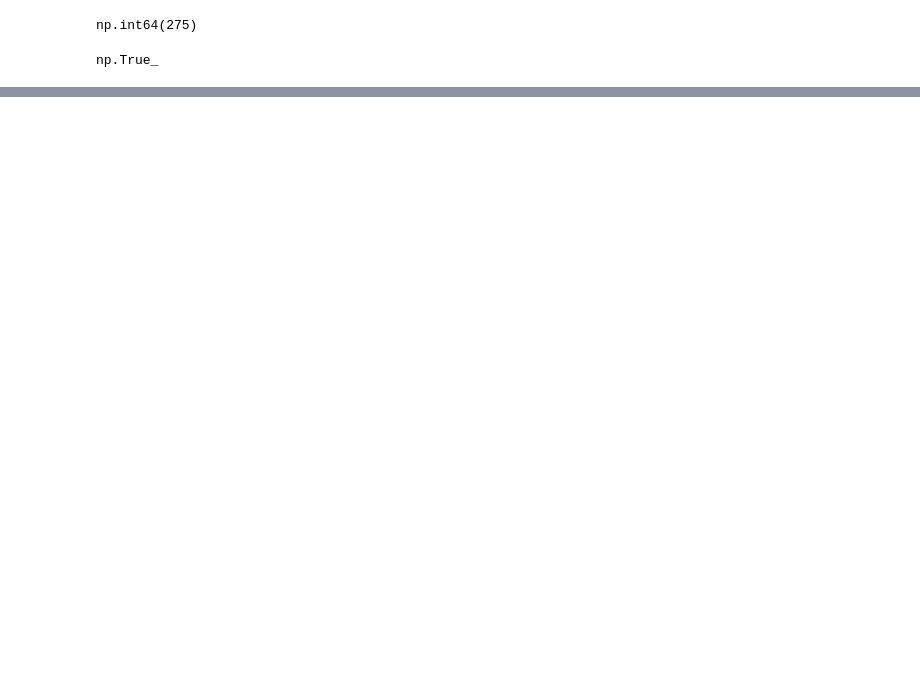
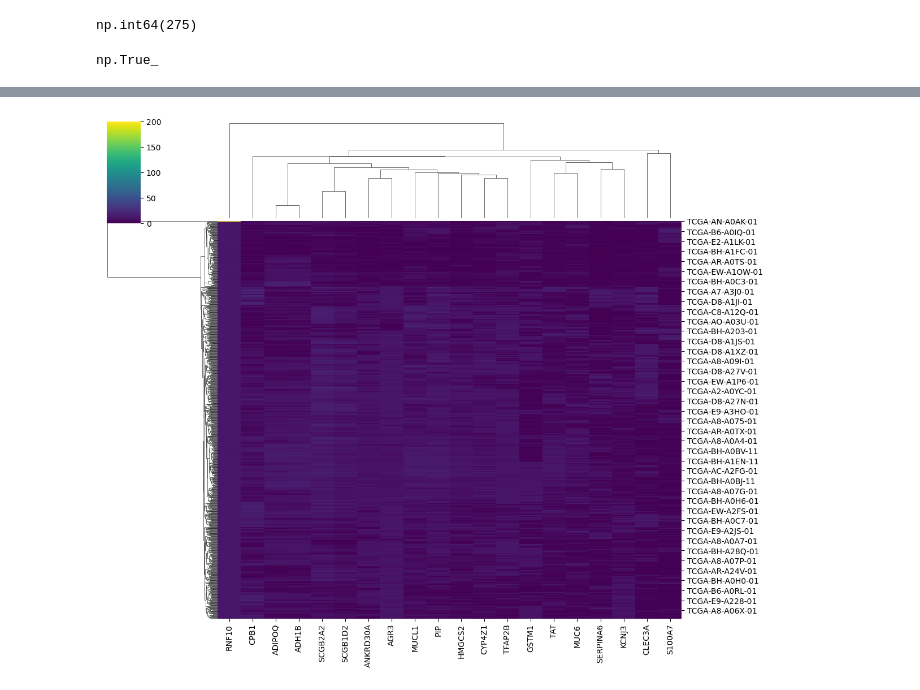
Before and after one commit to IsabelleMarie1/Foundations-of-DataScience, a Jupyter notebook: dataanalysieren.ipynb, the cells around one changed output, grey strips where cells are left out. Drawn from its saved outputs; the diff is of its cells as text; code cells hidden in the pictures; blank space fills up the shorter version.

```diff
--- a/dataanalysieren.ipynb
+++ b/dataanalysieren.ipynb
@@ -383,0 +592,8 @@ combined_clean_critical=combined.dropna().copy()
+# %%
+
+for row, col in zip(*np.where(unknown_with_missing_genes.isna())):
+    if unknown_with_missing_genes.columns[col] != "BRCA_subtype":
+        print(
+            "Patient:", unknown_with_missing_genes.index[row],
+            "| Missing Gene:", unknown_with_missing_genes.columns[col]
+        )
@@ -383,0 +956,13 @@ combined_clean_critical=combined.dropna().copy()
+# %%
+gene_var = combined_clean.drop(columns="BRCA_subtype").var().sort_values(ascending=False)
+
+top20 = gene_var.head(20).index
+
+sns.clustermap(
+    combined_clean[top20],
+    cmap="viridis",
+    figsize=(12,10)
+)
+plt.show()
+# %% [output]
+[figure, added]
```
Also changed, not shown: parts of 91 cells of this notebook.
